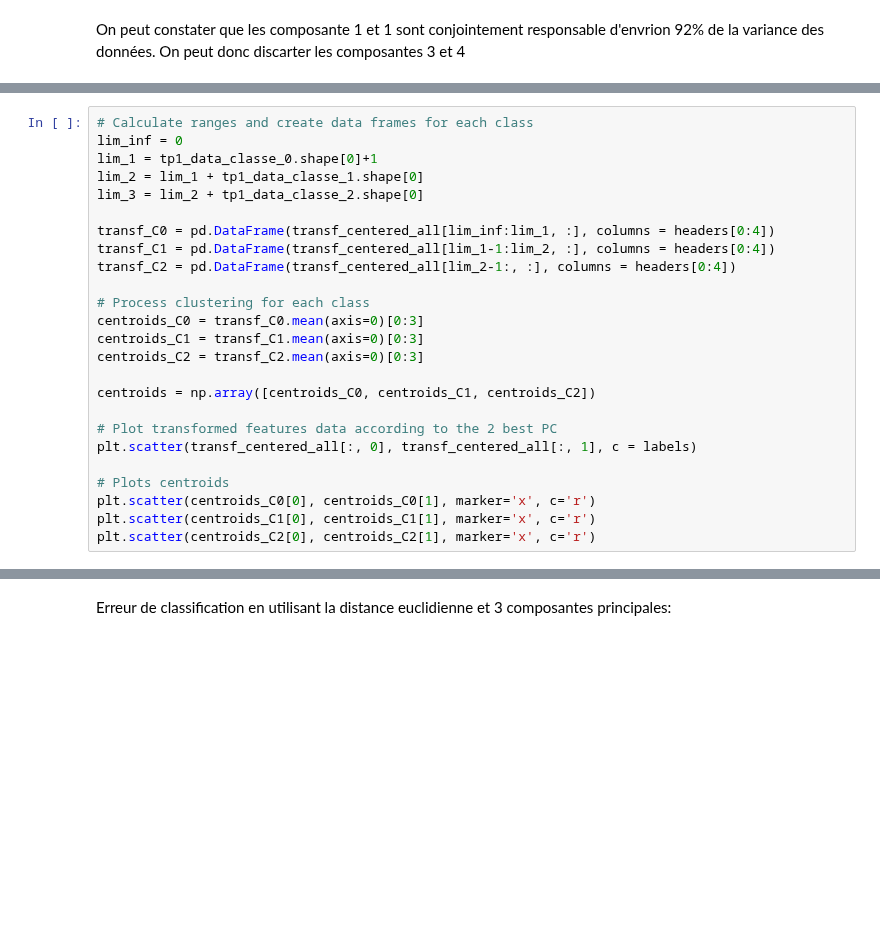
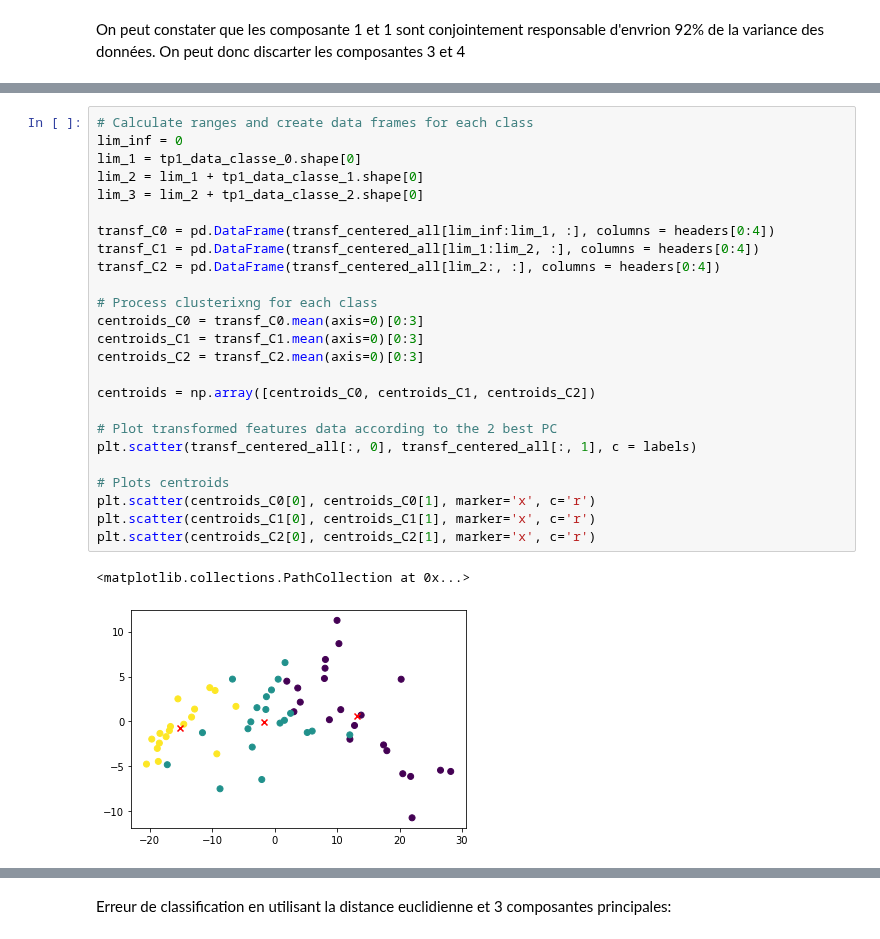
Before and after one commit to ggs22/IFT870-TP1, a Jupyter notebook: tp1.ipynb, the cells around one changed output, grey strips where cells are left out. Cells and saved outputs as stored; diff of their text form; blank space fills up the shorter version.

```diff
--- a/tp1.ipynb
+++ b/tp1.ipynb
@@ -133,28 +173,31 @@ for i in range(n_features):
 # %%
 # Calculate ranges and create data frames for each class
 lim_inf = 0
-lim_1 = tp1_data_classe_0.shape[0]+1
+lim_1 = tp1_data_classe_0.shape[0]
 lim_2 = lim_1 + tp1_data_classe_1.shape[0]
 lim_3 = lim_2 + tp1_data_classe_2.shape[0]
 
 transf_C0 = pd.DataFrame(transf_centered_all[lim_inf:lim_1, :], columns = headers[0:4])
-transf_C1 = pd.DataFrame(transf_centered_all[lim_1-1:lim_2, :], columns = headers[0:4])
-transf_C2 = pd.DataFrame(transf_centered_all[lim_2-1:, :], columns = headers[0:4])
+transf_C1 = pd.DataFrame(transf_centered_all[lim_1:lim_2, :], columns = headers[0:4])
+transf_C2 = pd.DataFrame(transf_centered_all[lim_2:, :], columns = headers[0:4])
 
-# Process clustering for each class
+# Process clusterixng for each class
 centroids_C0 = transf_C0.mean(axis=0)[0:3]
 centroids_C1 = transf_C1.mean(axis=0)[0:3]
 centroids_C2 = transf_C2.mean(axis=0)[0:3]
 
 centroids = np.array([centroids_C0, centroids_C1, centroids_C2])
 
 # Plot transformed features data according to the 2 best PC
 plt.scatter(transf_centered_all[:, 0], transf_centered_all[:, 1], c = labels)
 
 # Plots centroids
 plt.scatter(centroids_C0[0], centroids_C0[1], marker='x', c='r')
 plt.scatter(centroids_C1[0], centroids_C1[1], marker='x', c='r')
 plt.scatter(centroids_C2[0], centroids_C2[1], marker='x', c='r')
+# %% [output]
+<matplotlib.collections.PathCollection at 0x...>
+[figure, added]
 # %%
 def GetEuclidianDistancesErrors(transformed_values_labelled, centroids_arr, n_pc):
     _errors_vect = np.array([])
```
Also changed, not shown: parts of 21 cells of this notebook.
